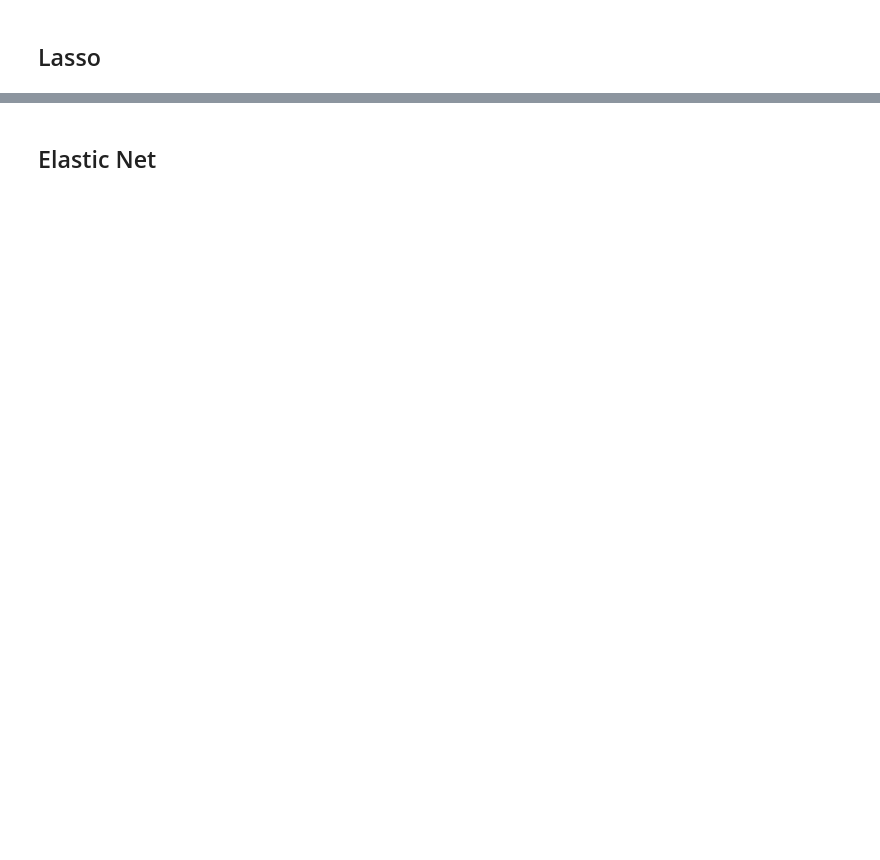
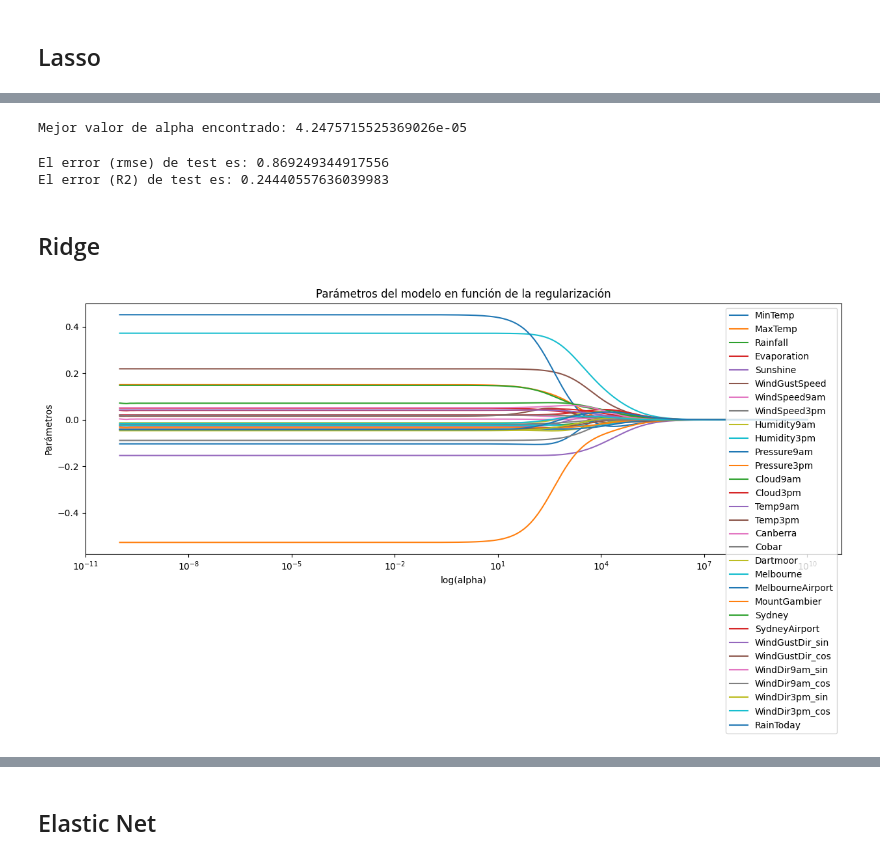
Before and after one commit to itssofiarce/AA1-TUIA-Petetta-Arce, a Jupyter notebook: TP-integrador-AA1.ipynb, the cells around one changed output, grey strips where cells are left out. Saved outputs shown, nothing was run; the diff lists cells and outputs as text; code cells hidden in the pictures; blank space fills up the shorter version.

```diff
--- a/TP-integrador-AA1.ipynb
+++ b/TP-integrador-AA1.ipynb
@@ -618,9 +621,9 @@ Hay mejoras con respecto a la Regresión Lineal simple
 # %%
-modelo = make_pipeline(StandardScaler(),
+modelo_lasso = make_pipeline(StandardScaler(),
                         LassoCV(
                            alphas=np.logspace(-10, 10, 200),
                            cv=10
                         )
          )
 
-_ = modelo.fit(X_train, y_train)
+_ = modelo_lasso.fit(X_train, y_train)
@@ -638,6 +630,6 @@ Index(['MinTemp', 'MaxTemp', 'Rainfall', 'Evaporation', 'Sunshine',
 # %%
 # Evolución de los parámetros en función de alpha
-alphas = modelo.steps[1][1].alphas
+alphas = modelo_lasso.steps[1][1].alphas
 coefs = []
 
 for alpha in alphas:
@@ -679 +665,56 @@ Text(0.5, 1.0, 'Features incluidas en función de la regularización')
+# %%
+# Mejor valor alpha encontrado
+mod = modelo_lasso.steps[1][1]
+print(f"Mejor valor de alpha encontrado: {mod.alpha_}")
+# %% [output]
+Mejor valor de alpha encontrado: 4.2475715525369026e-05
+# %%
+# Error de test del modelo
+rmse_lasso = mean_squared_error(y_test,y_pred,squared = False)
+R2_lasso = metrics.r2_score(y_test, y_pred)
+
+print(f"El error (rmse) de test es: {rmse_lasso}")
+print(f"El error (R2) de test es: {R2_lasso}")
+# %% [output]
+El error (rmse) de test es: 0.869249344917556
+El error (R2) de test es: 0.24440557636039983
+# %% [markdown]
+## Ridge
+# %%
+## Con todas las features
+X_train = df_train.drop(['RainfallTomorrow'], axis=1)
+y_train = df_train['RainfallTomorrow']
+
+X_test = df_test.drop(['RainfallTomorrow'], axis=1)
+y_test = df_test['RainfallTomorrow']
+# %%
+modelo_ridge = make_pipeline(StandardScaler(),
+                        RidgeCV(
+                           alphas          = np.logspace(-10, 10, 200),
+                           fit_intercept   = True,
+                           store_cv_values = True
+                        )
+         )
+
+_ = modelo_ridge.fit(X_train, y_train)
+# %%
+alphas = modelo_ridge.steps[1][1].alphas
+coefs = []
+
+for alpha in alphas:
+    modelo_aux = make_pipeline(StandardScaler(), Ridge(alpha=alpha))
+    modelo_aux.fit(X_train, y_train)
+    coefs.append(modelo_aux.steps[1][1].coef_.flatten())
+
+fig, ax = plt.subplots(figsize=(15, 5))
+ax.plot(alphas, coefs, label=X_train.columns)
+ax.set_xscale('log')
+ax.set_xlabel('log(alpha)')
+ax.set_ylabel('Parámetros')
+ax.set_title('Parámetros del modelo en función de la regularización');
+plt.axis('tight')
+plt.legend()
+plt.show()
+# %% [output]
+[figure, added]
 # %%
```
Also changed, not shown: parts of 63 cells of this notebook.
